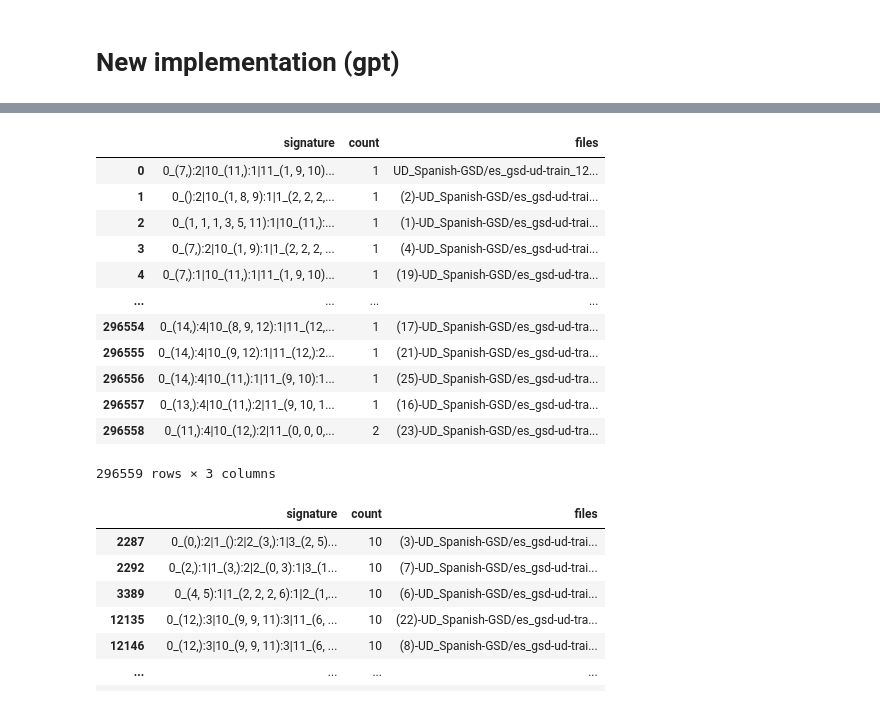
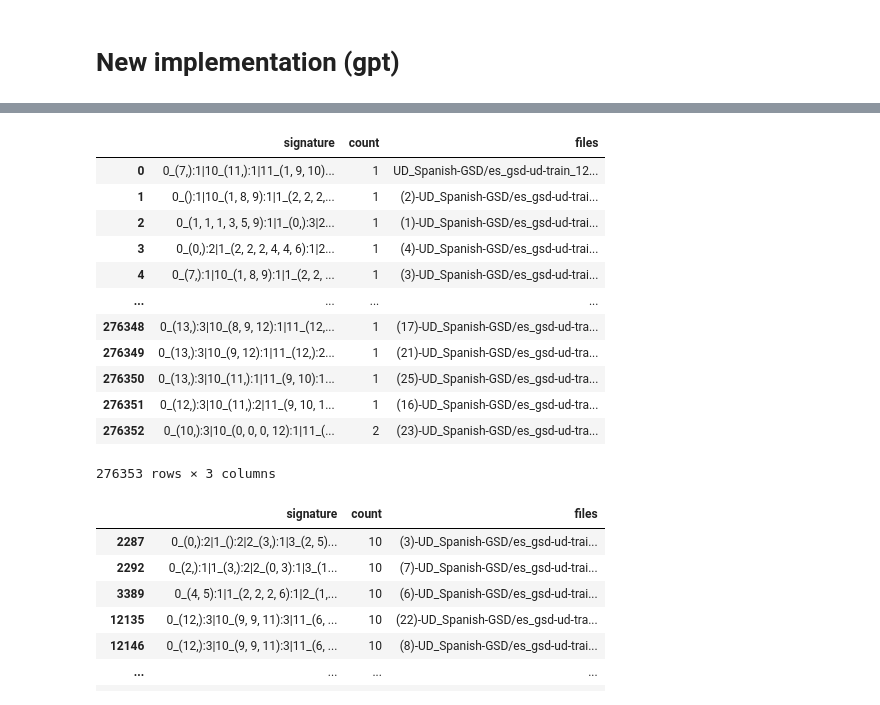
Before and after one commit to jesalasc/universal-dependencies-centrality, a Jupyter notebook: isomorphism_test_distance.ipynb, the cells around one changed output, grey strips where cells are left out. Cells and saved outputs as stored; diff of their text form; code cells hidden in the pictures.

```diff
--- a/isomorphism_test_distance.ipynb
+++ b/isomorphism_test_distance.ipynb
@@ -114,22 +121,22 @@ Done. Wrote 296559 isomorphism classes to isomorphic_groups_distances_>10.csv
 # %%
 import pandas as pd
 
-df = pd.read_csv("isomorphic_groups_distances_>10.csv", sep=";")
+df = pd.read_csv("isomorphic_groups_distances_>10_no_punt.csv", sep=";")
 df
 # %% [output]
 |  | signature | count | files |
-| 0 | 0_(7,):2|10_(11,):1|11_(1, 9, 10)... | 1 | UD_Spanish-GSD/es_gsd-ud-train_12... |
-| 1 | 0_():2|10_(1, 8, 9):1|1_(2, 2, 2,... | 1 | (2)-UD_Spanish-GSD/es_gsd-ud-trai... |
-| 2 | 0_(1, 1, 1, 3, 5, 11):1|10_(11,):... | 1 | (1)-UD_Spanish-GSD/es_gsd-ud-trai... |
-| 3 | 0_(7,):2|10_(1, 9):1|1_(2, 2, 2, ... | 1 | (4)-UD_Spanish-GSD/es_gsd-ud-trai... |
-| 4 | 0_(7,):1|10_(11,):1|11_(1, 9, 10)... | 1 | (19)-UD_Spanish-GSD/es_gsd-ud-tra... |
+| 0 | 0_(7,):1|10_(11,):1|11_(1, 9, 10)... | 1 | UD_Spanish-GSD/es_gsd-ud-train_12... |
+| 1 | 0_():1|10_(1, 8, 9):1|1_(2, 2, 2,... | 1 | (2)-UD_Spanish-GSD/es_gsd-ud-trai... |
+| 2 | 0_(1, 1, 1, 3, 5, 9):1|1_(0,):3|2... | 1 | (1)-UD_Spanish-GSD/es_gsd-ud-trai... |
+| 3 | 0_(0,):2|1_(2, 2, 2, 4, 4, 6):1|2... | 1 | (4)-UD_Spanish-GSD/es_gsd-ud-trai... |
+| 4 | 0_(7,):1|10_(1, 8, 9):1|1_(2, 2, ... | 1 | (3)-UD_Spanish-GSD/es_gsd-ud-trai... |
 | ... | ... | ... | ... |
-| 296554 | 0_(14,):4|10_(8, 9, 12):1|11_(12,... | 1 | (17)-UD_Spanish-GSD/es_gsd-ud-tra... |
-| 296555 | 0_(14,):4|10_(9, 12):1|11_(12,):2... | 1 | (21)-UD_Spanish-GSD/es_gsd-ud-tra... |
-| 296556 | 0_(14,):4|10_(11,):1|11_(9, 10):1... | 1 | (25)-UD_Spanish-GSD/es_gsd-ud-tra... |
-| 296557 | 0_(13,):4|10_(11,):2|11_(9, 10, 1... | 1 | (16)-UD_Spanish-GSD/es_gsd-ud-tra... |
-| 296558 | 0_(11,):4|10_(12,):2|11_(0, 0, 0,... | 2 | (23)-UD_Spanish-GSD/es_gsd-ud-tra... |
+| 276348 | 0_(13,):3|10_(8, 9, 12):1|11_(12,... | 1 | (17)-UD_Spanish-GSD/es_gsd-ud-tra... |
+| 276349 | 0_(13,):3|10_(9, 12):1|11_(12,):2... | 1 | (21)-UD_Spanish-GSD/es_gsd-ud-tra... |
+| 276350 | 0_(13,):3|10_(11,):1|11_(9, 10):1... | 1 | (25)-UD_Spanish-GSD/es_gsd-ud-tra... |
+| 276351 | 0_(12,):3|10_(11,):2|11_(9, 10, 1... | 1 | (16)-UD_Spanish-GSD/es_gsd-ud-tra... |
+| 276352 | 0_(10,):3|10_(0, 0, 0, 12):1|11_(... | 2 | (23)-UD_Spanish-GSD/es_gsd-ud-tra... |
-296559 rows × 3 columns
+276353 rows × 3 columns
 # %%
 signature = df[df["count"]==10]["signature"][134907]
 df[df["count"]==10]#["signature"][189848]
```
Also changed, not shown: parts of 3 cells of this notebook, 4 other files.
